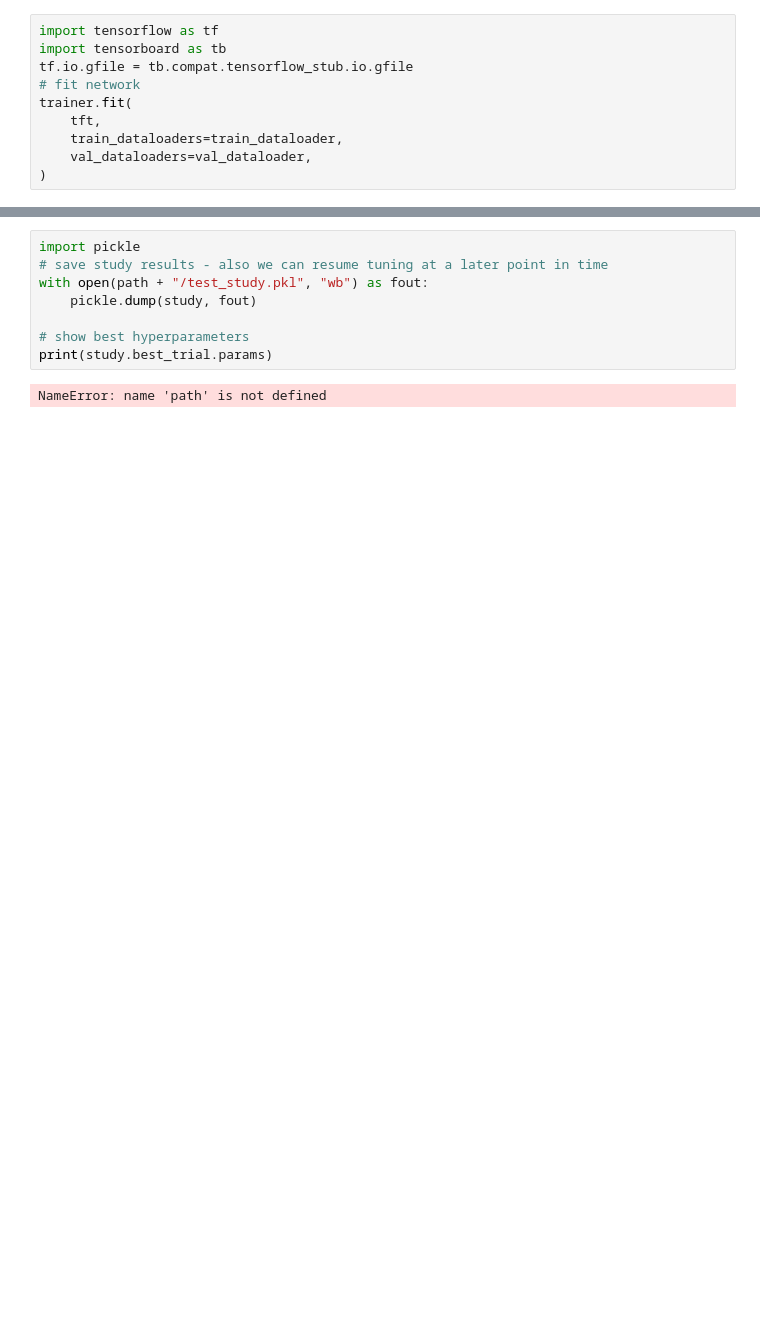
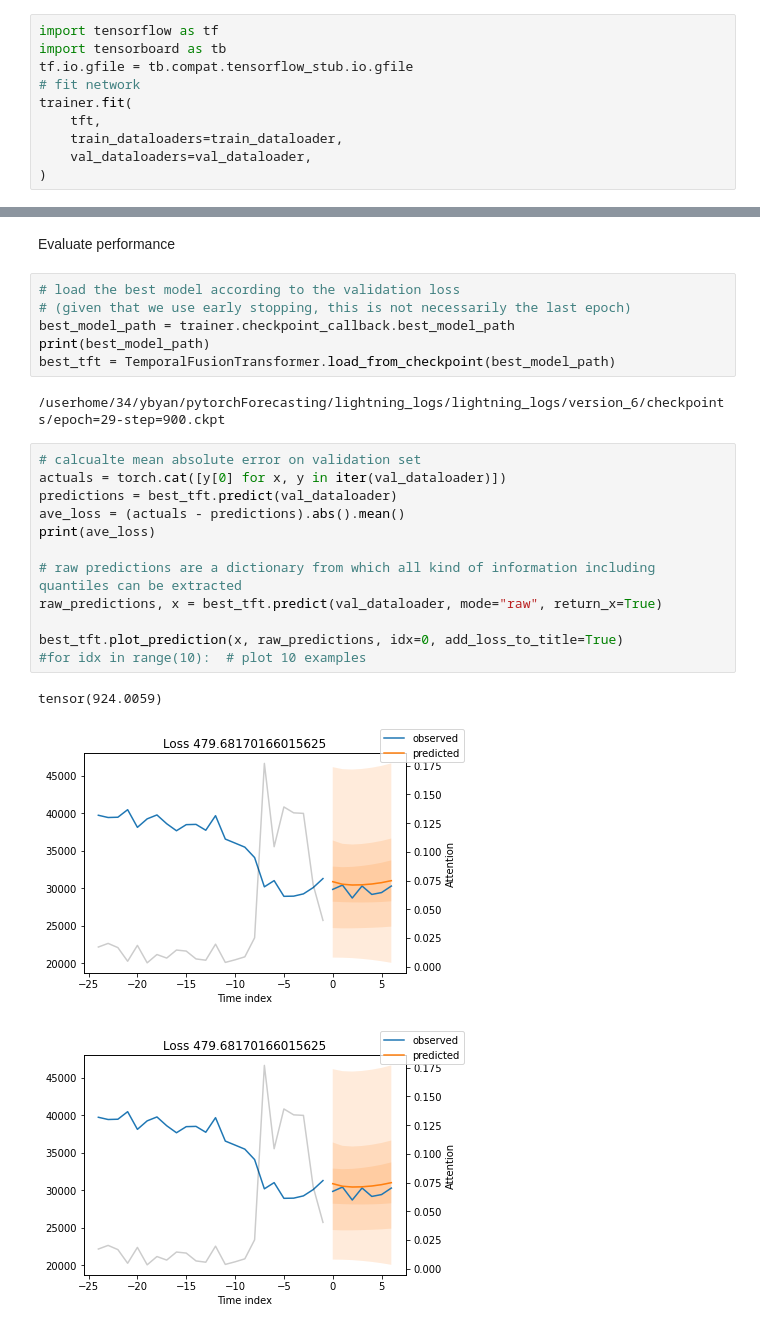
Before and after one commit to praveen686/ai-crypto-trading, a Jupyter notebook: test_cust_data.ipynb, the cells around one changed output, grey strips where cells are left out. Drawn from its saved outputs; the diff is of its cells as text; blank space fills up the shorter version.

```diff
--- a/test_cust_data.ipynb
+++ b/test_cust_data.ipynb
@@ -239,10 +250,26 @@ NameError: name 'pickle' is not defined
-# %%
-import pickle
-# save study results - also we can resume tuning at a later point in time
-with open(path + "/test_study.pkl", "wb") as fout:
-    pickle.dump(study, fout)
-
-# show best hyperparameters
-print(study.best_trial.params)
-# %% [output]
-NameError: name 'path' is not defined
+# %% [markdown]
+Evaluate performance
+# %%
+# load the best model according to the validation loss
+# (given that we use early stopping, this is not necessarily the last epoch)
+best_model_path = trainer.checkpoint_callback.best_model_path
+print(best_model_path)
+best_tft = TemporalFusionTransformer.load_from_checkpoint(best_model_path)
+# %% [output]
+/userhome/34/ybyan/pytorchForecasting/lightning_logs/lightning_logs/version_6/checkpoints/epoch=29-step=900.ckpt
+# %%
+# calcualte mean absolute error on validation set
+actuals = torch.cat([y[0] for x, y in iter(val_dataloader)])
+predictions = best_tft.predict(val_dataloader)
+ave_loss = (actuals - predictions).abs().mean()
+print(ave_loss)
+
+# raw predictions are a dictionary from which all kind of information including quantiles can be extracted
+raw_predictions, x = best_tft.predict(val_dataloader, mode="raw", return_x=True)
+
+best_tft.plot_prediction(x, raw_predictions, idx=0, add_loss_to_title=True)
+#for idx in range(10):  # plot 10 examples
+# %% [output]
+tensor(924.0059)
+[figure, added]
+[figure, added]
```
Also changed, not shown: parts of 25 cells of this notebook.
